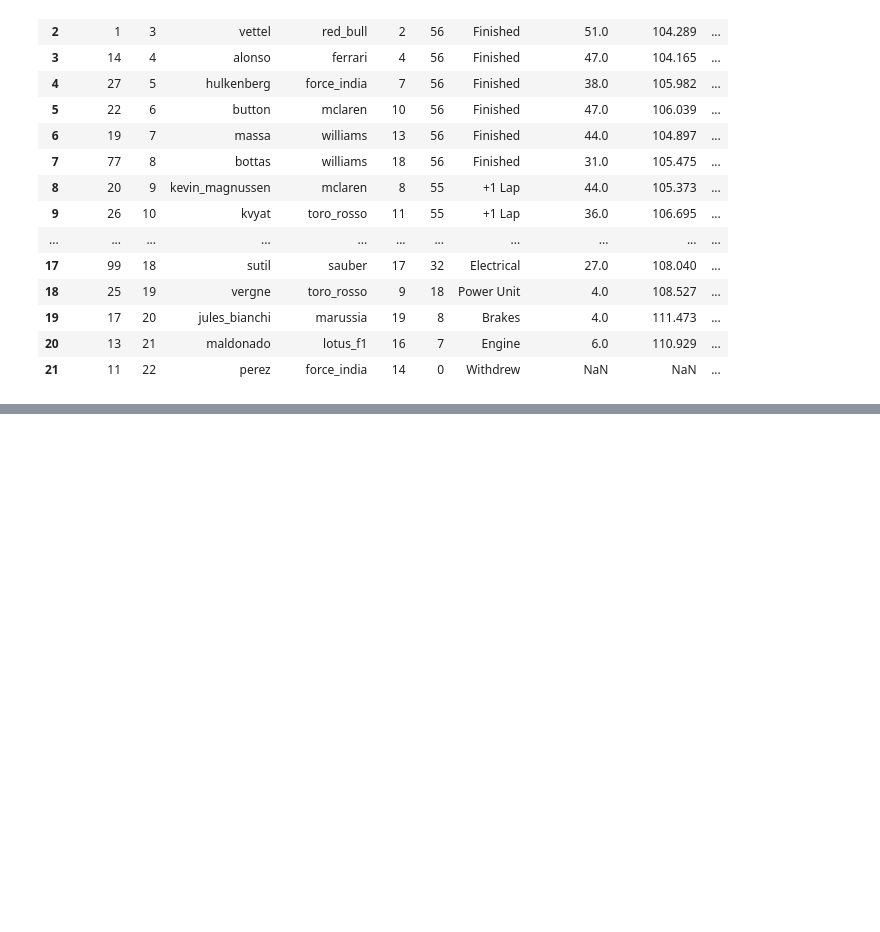
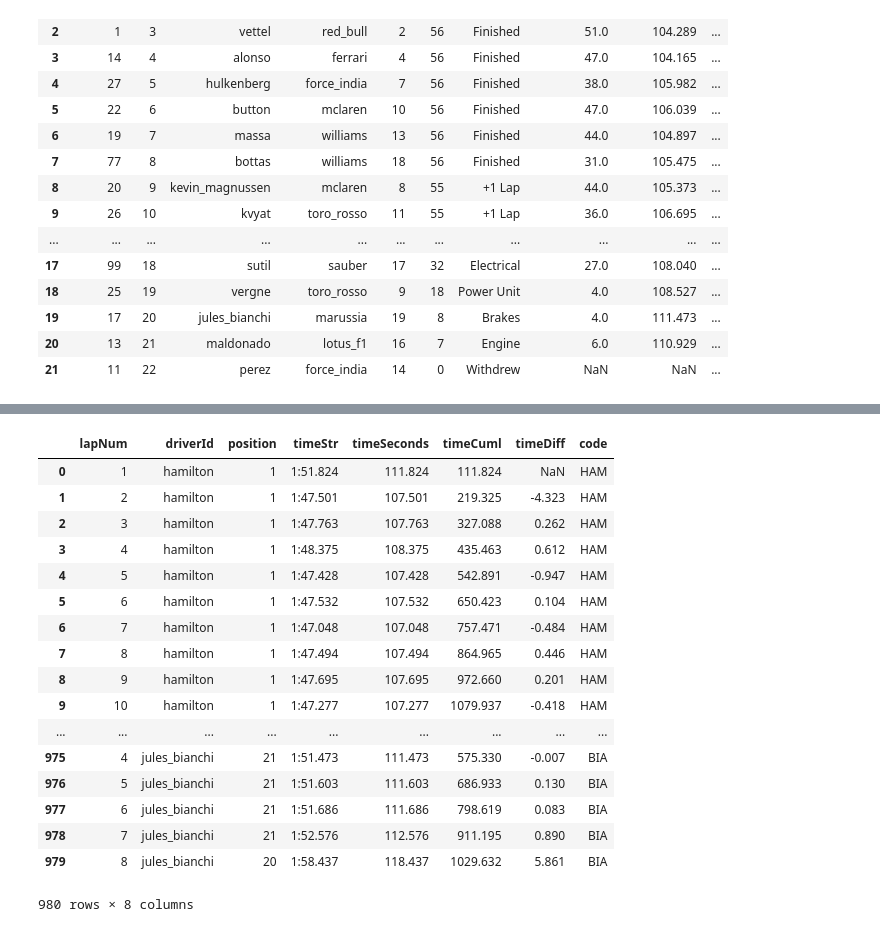
Before and after one commit to nackjicholson/wranglingf1data, a Jupyter notebook: ergast_api_experiments.ipynb, the cells around one changed output, grey strips where cells are left out. Cells and saved outputs as stored; diff of their text form; code cells hidden in the pictures; blank space fills up the shorter version.

```diff
--- a/ergast_api_experiments.ipynb
+++ b/ergast_api_experiments.ipynb
@@ -257,0 +327,25 @@ raceWinner(2014, 2)
+# %%
+#Filter the drivers.df dataframe to just the driverId and code columns
+driverIds_df = drivers_2014[['driverId', 'code']]
+#The "x" dataframe is the first one we pass in, the "y" dataframe the second
+laps_df = pd.merge(laps_df, driverIds_df, left_on='driverId', right_on='driverId')
+laps_df
+# %% [output]
+|  | lapNum | driverId | position | timeStr | timeSeconds | timeCuml | timeDiff | code |
+| 0 | 1 | hamilton | 1 | 1:51.824 | 111.824 | 111.824 | NaN | HAM |
+| 1 | 2 | hamilton | 1 | 1:47.501 | 107.501 | 219.325 | -4.323 | HAM |
+| 2 | 3 | hamilton | 1 | 1:47.763 | 107.763 | 327.088 | 0.262 | HAM |
+| 3 | 4 | hamilton | 1 | 1:48.375 | 108.375 | 435.463 | 0.612 | HAM |
+| 4 | 5 | hamilton | 1 | 1:47.428 | 107.428 | 542.891 | -0.947 | HAM |
+| 5 | 6 | hamilton | 1 | 1:47.532 | 107.532 | 650.423 | 0.104 | HAM |
+| 6 | 7 | hamilton | 1 | 1:47.048 | 107.048 | 757.471 | -0.484 | HAM |
+| 7 | 8 | hamilton | 1 | 1:47.494 | 107.494 | 864.965 | 0.446 | HAM |
+| 8 | 9 | hamilton | 1 | 1:47.695 | 107.695 | 972.660 | 0.201 | HAM |
+| 9 | 10 | hamilton | 1 | 1:47.277 | 107.277 | 1079.937 | -0.418 | HAM |
+| ... | ... | ... | ... | ... | ... | ... | ... | ... |
+| 975 | 4 | jules_bianchi | 21 | 1:51.473 | 111.473 | 575.330 | -0.007 | BIA |
+| 976 | 5 | jules_bianchi | 21 | 1:51.603 | 111.603 | 686.933 | 0.130 | BIA |
+| 977 | 6 | jules_bianchi | 21 | 1:51.686 | 111.686 | 798.619 | 0.083 | BIA |
+| 978 | 7 | jules_bianchi | 21 | 1:52.576 | 112.576 | 911.195 | 0.890 | BIA |
+| 979 | 8 | jules_bianchi | 20 | 1:58.437 | 118.437 | 1029.632 | 5.861 | BIA |
+980 rows × 8 columns
```
Also changed, not shown: parts of 10 cells of this notebook.
